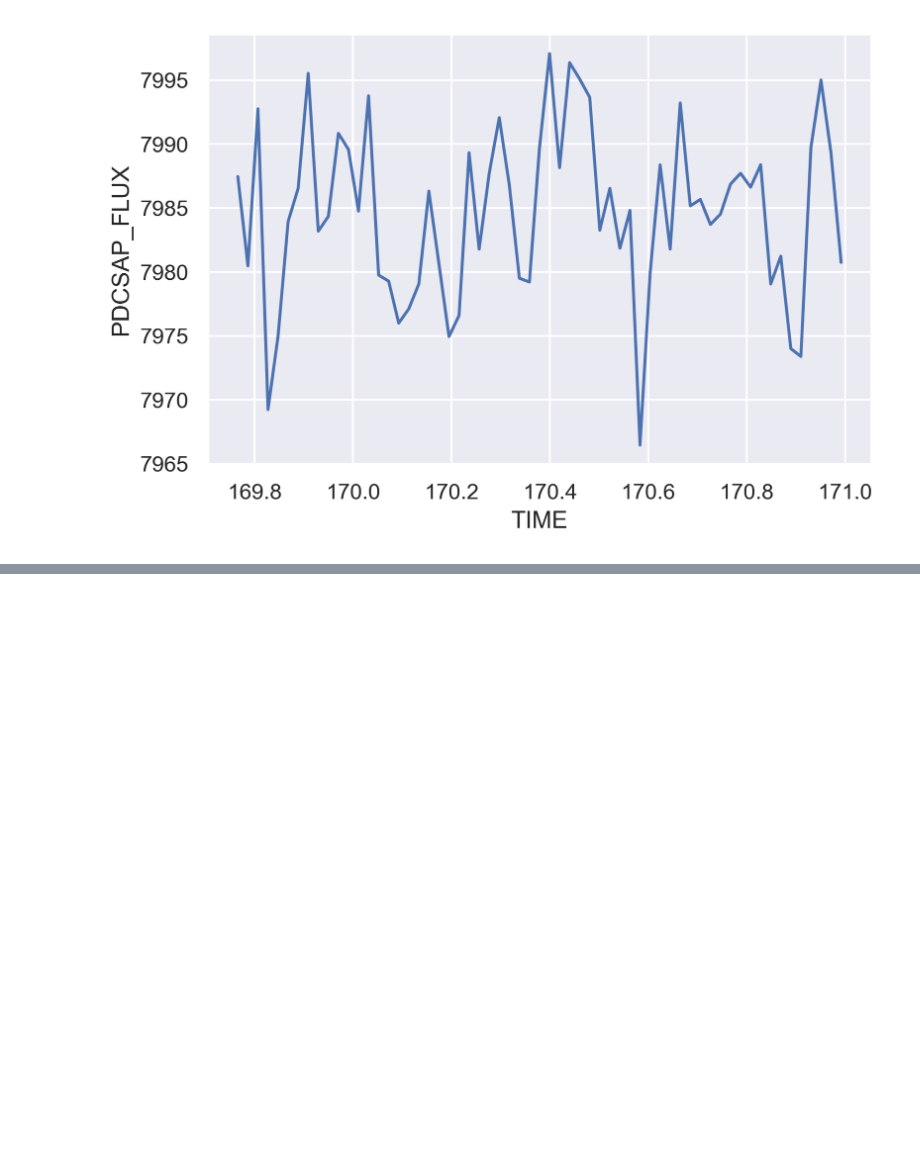
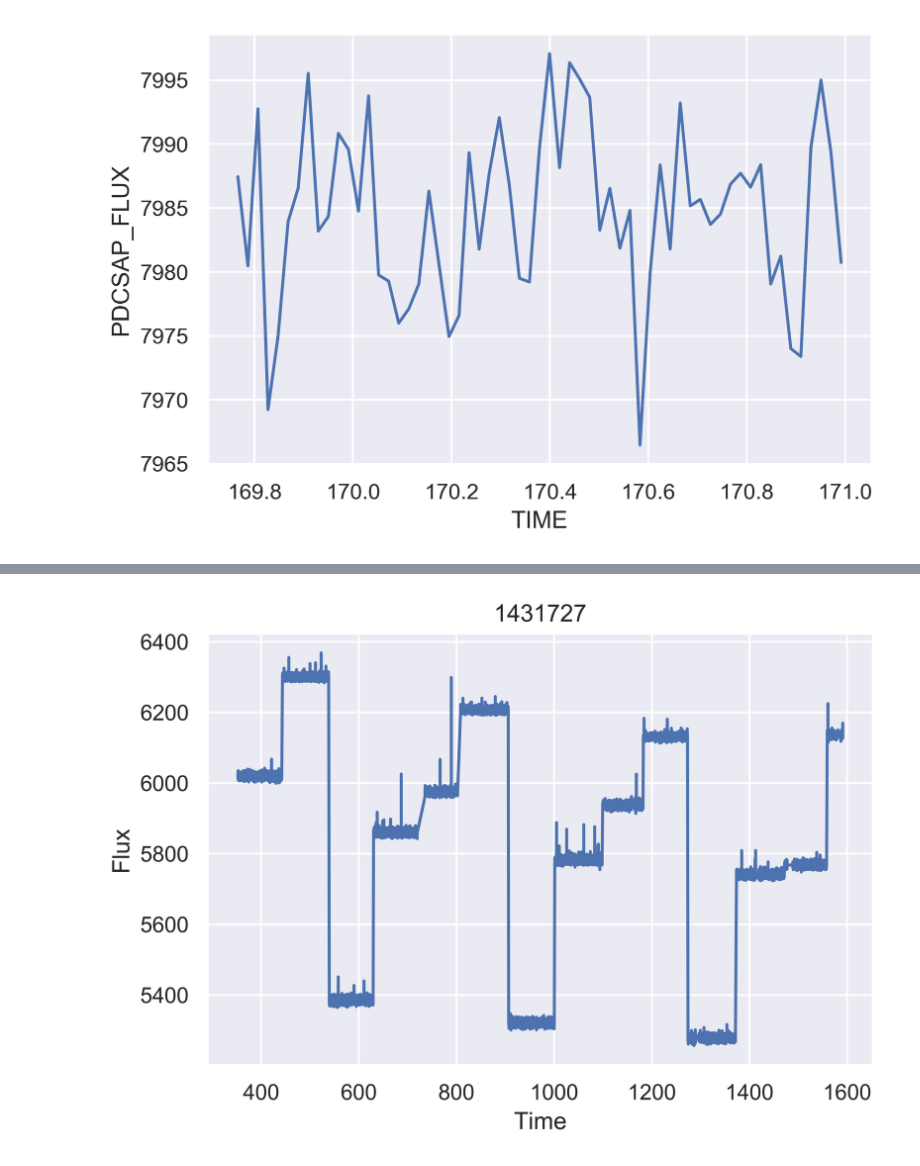
Before and after one commit to mtctr/kepler, a Jupyter notebook: time-series-analysis.ipynb, the cells around one changed output, grey strips where cells are left out. Saved outputs shown, nothing was run; the diff lists cells and outputs as text; code cells hidden in the pictures; blank space fills up the shorter version.

```diff
--- a/time-series-analysis.ipynb
+++ b/time-series-analysis.ipynb
@@ -70,0 +107,18 @@ sns.lineplot(df_reduced.TIME,df_reduced.PDCSAP_FLUX)
+# %%
+df_data1431727 = ascii.read("datasets/time-curves/1431727/kplr001431727-2010078095331_llc_lc.tbl").to_pandas()
+# %%
+for filename in os.listdir('datasets/time-curves/1431727/'):
+    if(filename.endswith('.tbl') and not filename.endswith('2010078095331_llc_lc.tbl')):
+        data = ascii.read('datasets/time-curves/1431727/' + filename).to_pandas()
+        df_data1431727 = df_data1431727.append(data)
+# %%
+df_time_flux1431727 = df_data1431727[['TIME','PDCSAP_FLUX']].dropna()
+
+plt.figure(1,dpi=1000)
+sns.lineplot(df_time_flux1431727['TIME'],df_time_flux1431727['PDCSAP_FLUX'])
+plt.xlabel('Time')
+plt.ylabel('Flux')
+plt.title("1431727")
+plt.show()
+# %% [output]
+[figure, added]
```
Also changed, not shown: parts of 7 cells of this notebook.
